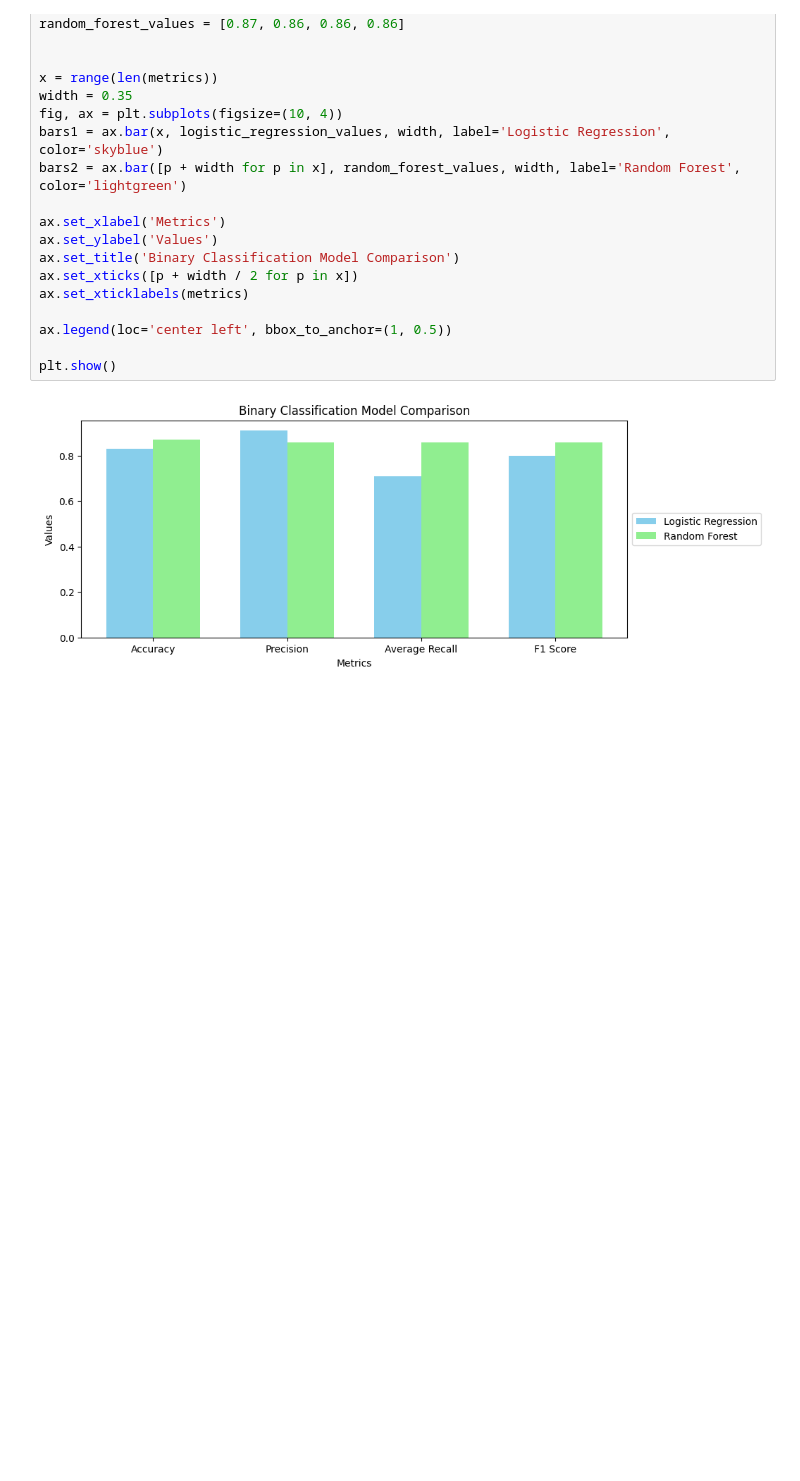
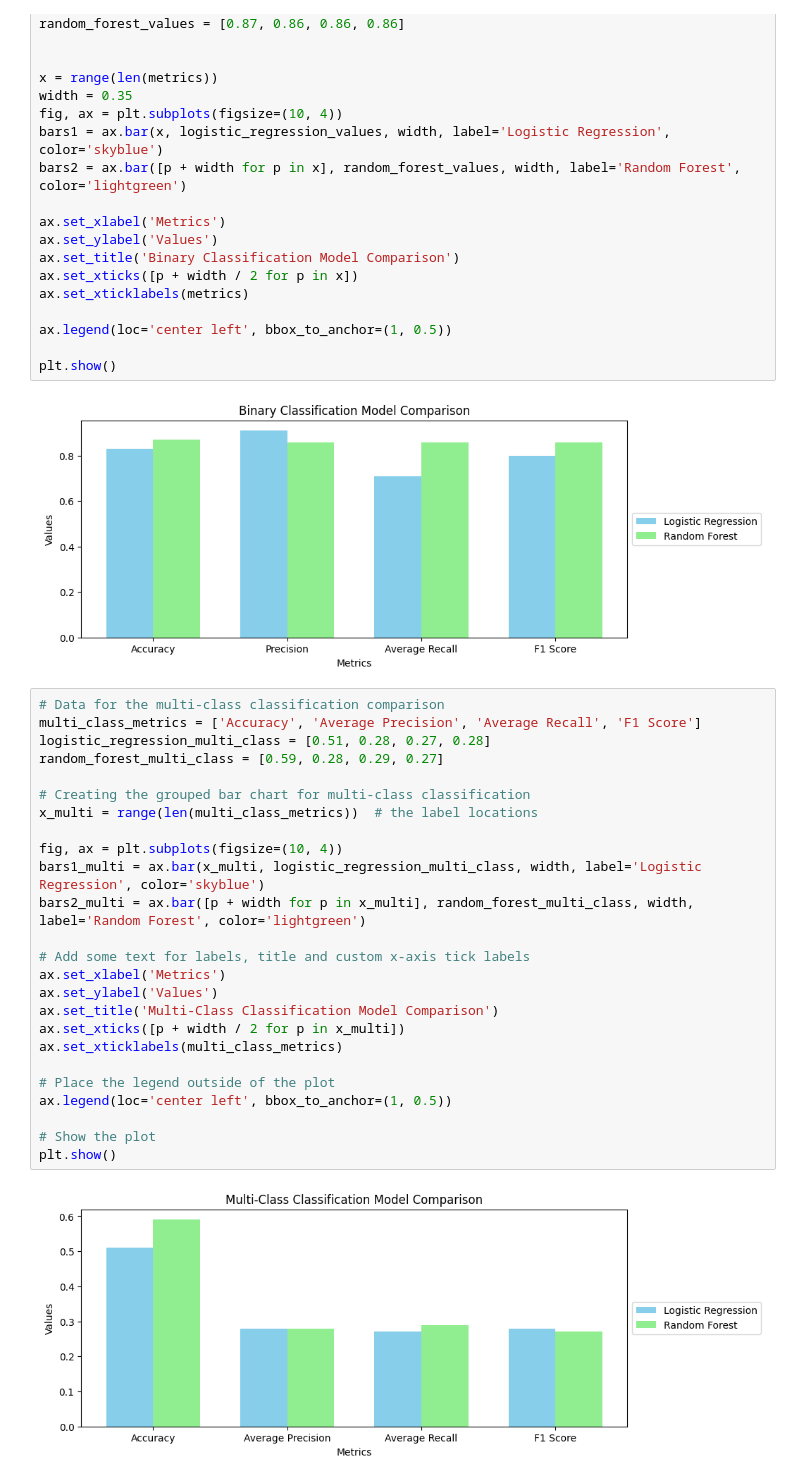
Before and after one commit to wskksw/518_project, a Jupyter notebook: graphRender/render.ipynb, the cells around one changed output. Cells and saved outputs as stored; diff of their text form; blank space fills up the shorter version.

```diff
--- a/graphRender/render.ipynb
+++ b/graphRender/render.ipynb
@@ -39,3 +39,30 @@ ax.legend(loc='center left', bbox_to_anchor=(1, 0.5))
 plt.show()
 # %% [output]
 [figure]
+# %%
+# Data for the multi-class classification comparison
+multi_class_metrics = ['Accuracy', 'Average Precision', 'Average Recall', 'F1 Score']
+logistic_regression_multi_class = [0.51, 0.28, 0.27, 0.28]
+random_forest_multi_class = [0.59, 0.28, 0.29, 0.27]
+
+# Creating the grouped bar chart for multi-class classification
+x_multi = range(len(multi_class_metrics))  # the label locations
+
+fig, ax = plt.subplots(figsize=(10, 4))
+bars1_multi = ax.bar(x_multi, logistic_regression_multi_class, width, label='Logistic Regression', color='skyblue')
+bars2_multi = ax.bar([p + width for p in x_multi], random_forest_multi_class, width, label='Random Forest', color='lightgreen')
+
+# Add some text for labels, title and custom x-axis tick labels
+ax.set_xlabel('Metrics')
+ax.set_ylabel('Values')
+ax.set_title('Multi-Class Classification Model Comparison')
+ax.set_xticks([p + width / 2 for p in x_multi])
+ax.set_xticklabels(multi_class_metrics)
+
+# Place the legend outside of the plot
+ax.legend(loc='center left', bbox_to_anchor=(1, 0.5))
+
+# Show the plot
+plt.show()
+# %% [output]
+[figure, added]
```
